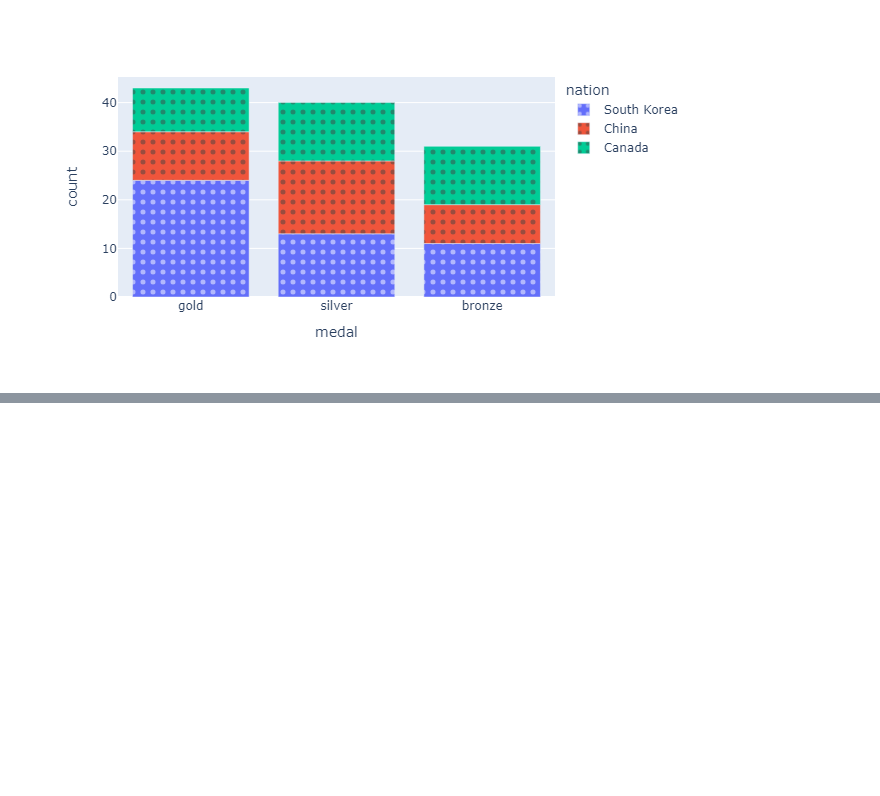
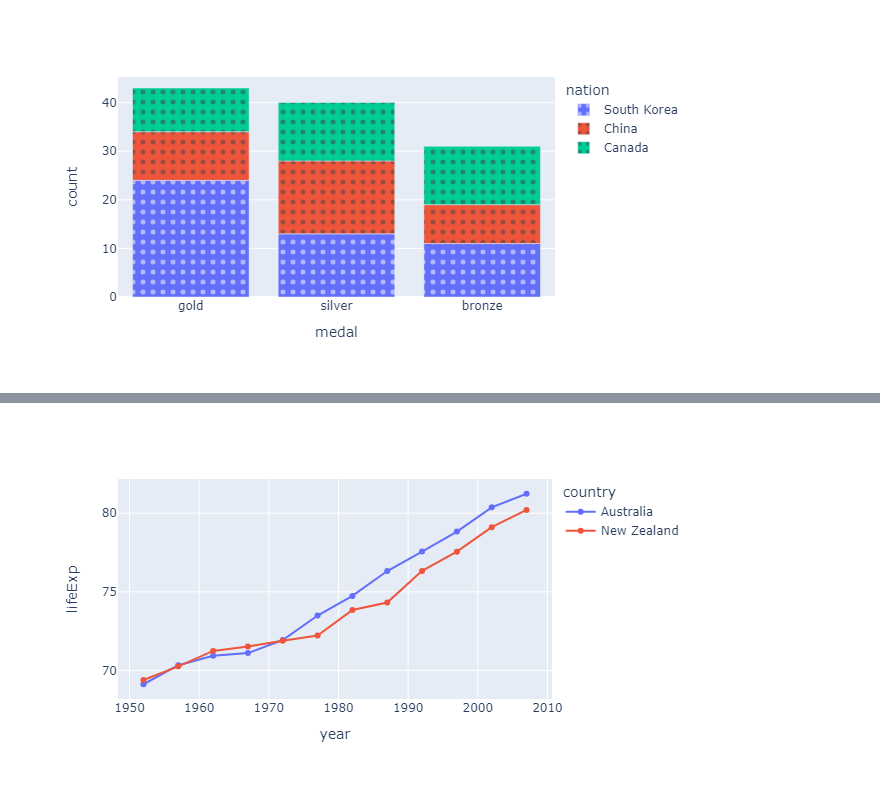
Before and after one commit to Tanay-Dwivedi/DADS-practice, a Jupyter notebook: Python/Plotly/plotly_practice1.ipynb, the cells around one changed output, grey strips where cells are left out. Saved outputs shown, nothing was run; the diff lists cells and outputs as text; code cells hidden in the pictures; blank space fills up the shorter version.

```diff
--- a/Python/Plotly/plotly_practice1.ipynb
+++ b/Python/Plotly/plotly_practice1.ipynb
@@ -162,0 +226,5 @@ px.bar(long_data, x = "medal", y = "count",
+# %%
+fig = px.line(df, x = "year", y = "lifeExp", color = "country", markers = True)
+fig.show()
+# %% [output]
+[figure, added]
```
Also changed, not shown: parts of 18 cells of this notebook.
